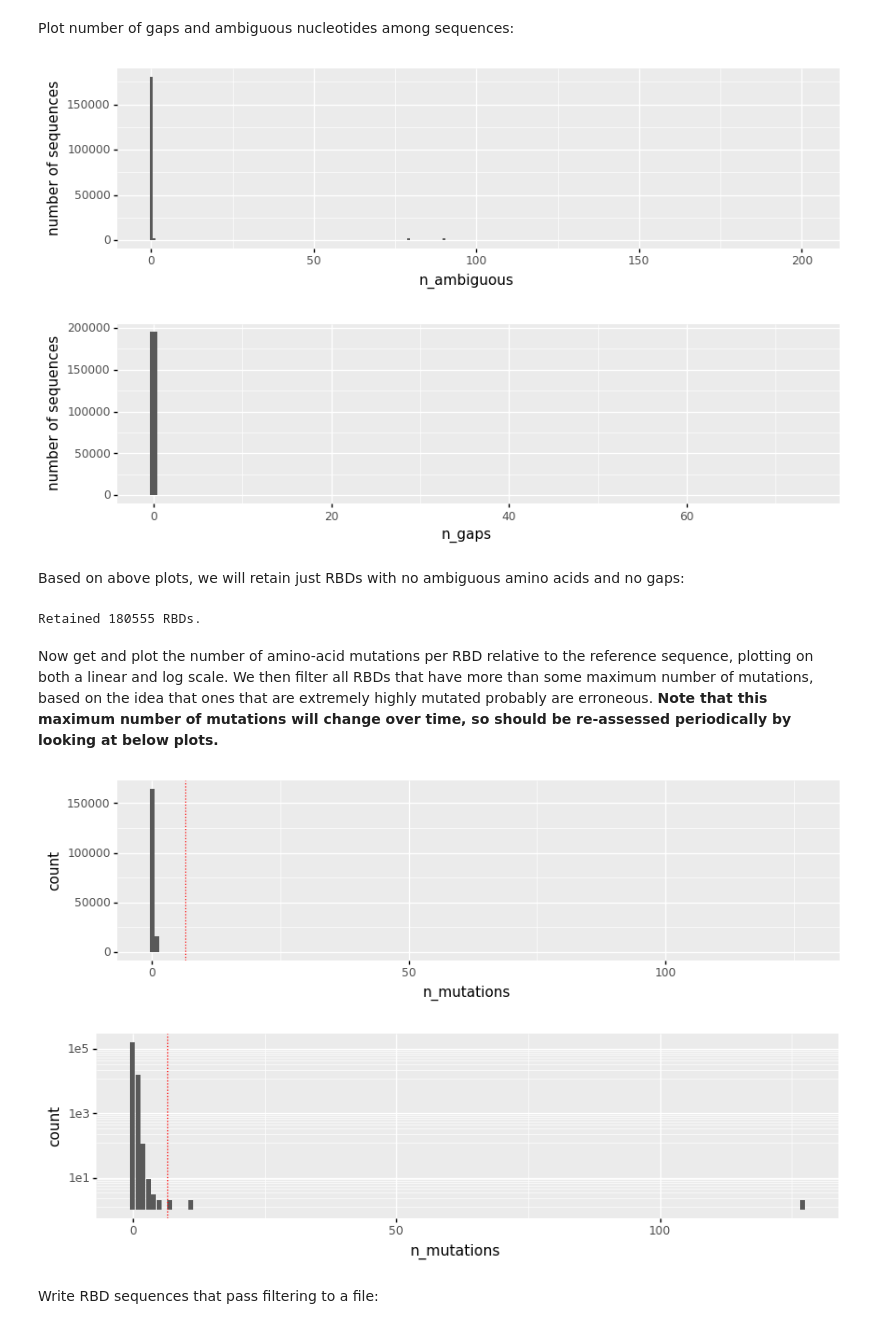
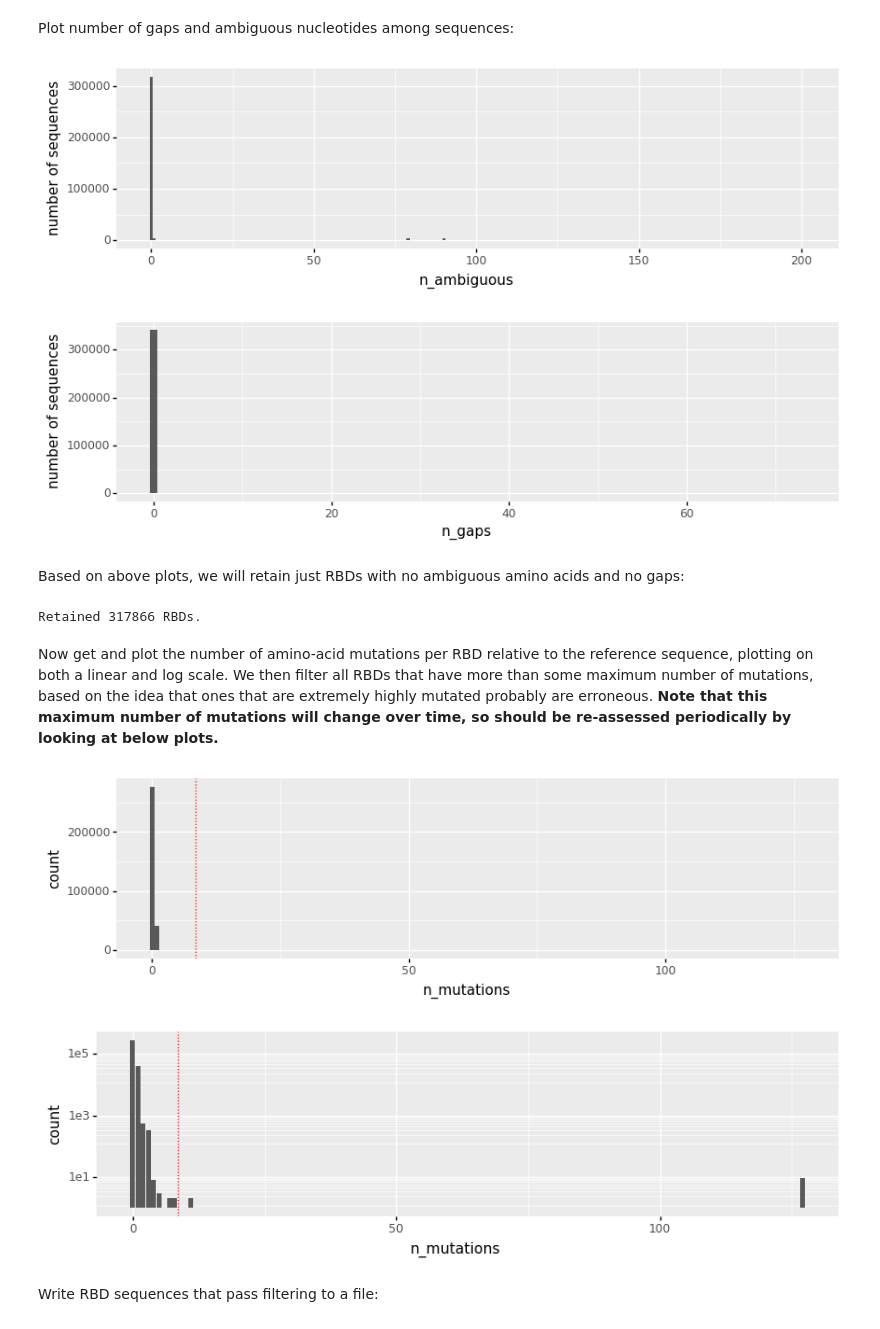
Before and after one commit to jbloomlab/SARS-CoV-2-RBD_MAP_clinical_Abs, a Jupyter notebook: gisaid_rbd_mutations.ipynb, the cells around one changed output. Cells and saved outputs as stored; diff of their text form; code cells hidden in the pictures.

```diff
--- a/gisaid_rbd_mutations.ipynb
+++ b/gisaid_rbd_mutations.ipynb
@@ -103,7 +102,7 @@ fig = p.draw()
 display(fig)
 plt.close(fig)
 
-min_length, max_length = 1270, 1276
+min_length, max_length = 1260, 1276
 print(f"\nOnly keeping spikes with lengths between {min_length} and {max_length}")
 spikes_df = (
     spikes_df
@@ -279,8 +280,8 @@ for prop in ['n_ambiguous', 'n_gaps']:
          )
     _ = p.draw()
 # %% [output]
-[figure, old version]
+[figure, new version]
-[figure, old version]
+[figure, new version]
 # %% [markdown]
 Based on above plots, we will retain just RBDs with no ambiguous amino acids and no gaps:
 # %%
@@ -288,34 +289,34 @@ rbd_df = rbd_df.query('n_ambiguous == 0').query('n_gaps == 0')
 assert rbd_df['all_valid_aas'].all()
 print(f"Retained {len(rbd_df)} RBDs.")
 # %% [output]
-Retained 180555 RBDs.
+Retained 317866 RBDs.
 # %% [markdown]
 Now get and plot the number of amino-acid mutations per RBD relative to the reference sequence, plotting on both a linear and log scale.
 We then filter all RBDs that have more than some maximum number of mutations, based on the idea that ones that are extremely highly mutated probably are erroneous.
 **Note that this maximum number of mutations will change over time, so should be re-assessed periodically by looking at below plots.**
 # %%
-max_muts = 6
+max_muts = 8
 
 refseq_str = str(refseq.seq)
 rbd_df = (
     rbd_df
     .assign(seq=lambda x: x['seqrecord'].map(lambda rec: str(rec.seq)),
             n_mutations=lambda x: x['seq'].map(lambda s: sum(x != y for x, y in zip(s, refseq_str))))
     )
 
 p = (ggplot(rbd_df) +
      aes('n_mutations') +
      geom_bar() +
      theme(figure_size=(10, 2.5)) +
      geom_vline(xintercept=max_muts + 0.5, color='red', linetype='dotted')
      )
 _ = p.draw()
 _ = (p + scale_y_log10()).draw()
 
 rbd_df = rbd_df.query('n_mutations <= @max_muts')
 # %% [output]
-[figure, old version]
+[figure, new version]
-[figure, old version]
+[figure, new version]
 # %% [markdown]
 Write RBD sequences that pass filtering to a file:
 # %%
```
Also changed, not shown: parts of 8 cells of this notebook, 37 other files.
